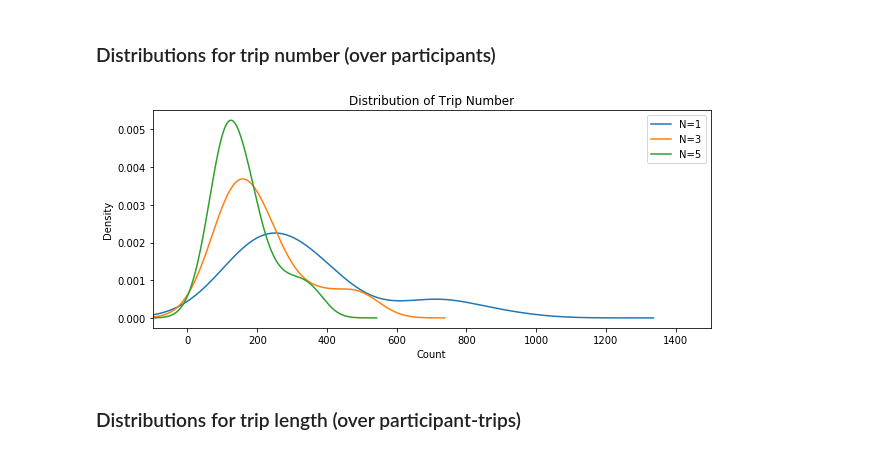
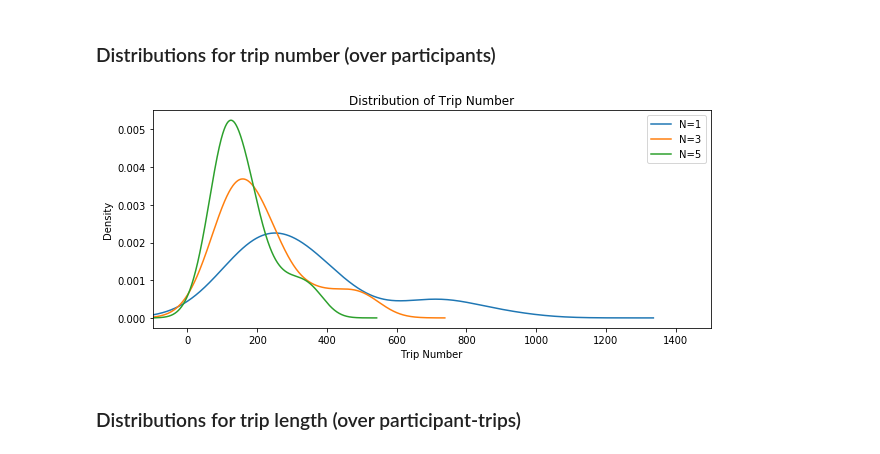
Before and after one commit to Minam7/CMPT826, a Jupyter notebook: HW2/Assignment2.ipynb, the cells around one changed output. Drawn from its saved outputs; the diff is of its cells as text; code cells hidden in the pictures.

```diff
--- a/HW2/Assignment2.ipynb
+++ b/HW2/Assignment2.ipynb
@@ -287,7 +341,8 @@ trip_info_3.head(10)
 # %% [markdown]
 #### Number of Trips
 # %%
-trip_num_3 = trip_info_3.groupby('user_id').size().reset_index(name = 'count')
+trip_num_3 = trip_number(trip_info_3)
+
 trip_num_3.head(10)
 # %% [output]
 |  | user_id | count |
@@ -353,2 +380,6 @@ gps_trip_5['trip_id'] = gps_trip_5.groupby('user_id')['is_dwell'].cumsum()
+# %%
+TRIP_N = 5
+
+gps_trip_5 = trip_finder(gps_data, TRIP_N)
 # %% [markdown]
 #### Trip length
@@ -371,0 +386,4 @@ trip_info_5.head(10)
+# %%
+trip_info_5 = trip_length(gps_trip_5)
+
+trip_info_5.head(10)
@@ -372,7 +402,8 @@ trip_info_5.head(10)
 # %% [markdown]
 #### Number of Trips
 # %%
-trip_num_5 = trip_info_5.groupby('user_id').size().reset_index(name = 'count')
+trip_num_5 = trip_number(trip_info_5)
+
 trip_num_5.head(10)
 # %% [output]
 |  | user_id | count |
@@ -423,22 +442,22 @@ trip_info_5.head(10)
 # %%
 import matplotlib.pyplot as plt
 
 # merging all trip counts for users for different N
 trip_num = pd.merge(trip_num_1, trip_num_3, how='inner', on=['user_id'])
 trip_num = pd.merge(trip_num, trip_num_5, how='inner', on=['user_id'])
 trip_num = trip_num.drop(['user_id'], 1)
 trip_num = trip_num.rename(columns={'count_x': 'N=1',
                                     'count_y': 'N=3',
                                     'count': 'N=5'})
 
 plot = trip_num.plot.kde(figsize=(10, 4),
                          bw_method=0.5)
 
-plot = plot.set(xlabel='Count',
+plot = plot.set(xlabel='Trip Number',
                 xlim= (-100,1500),
                 title = 'Distribution of Trip Number')
 # %% [output]
-[figure, old version]
+[figure, new version]
 # %% [markdown]
 ### Distributions for trip length (over participant-trips)
 # %%
```
Also changed, not shown: parts of 48 cells of this notebook, 6 other files.
